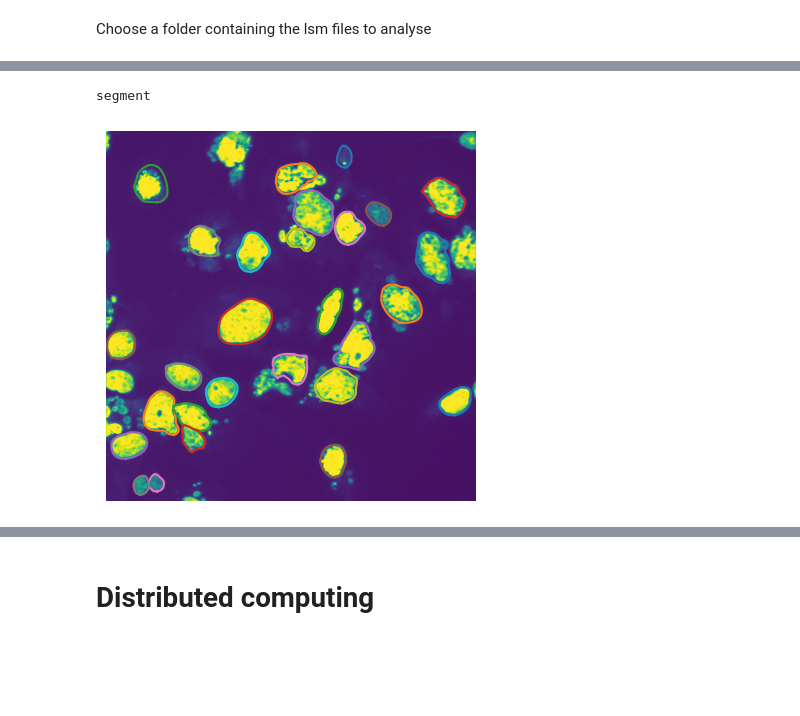
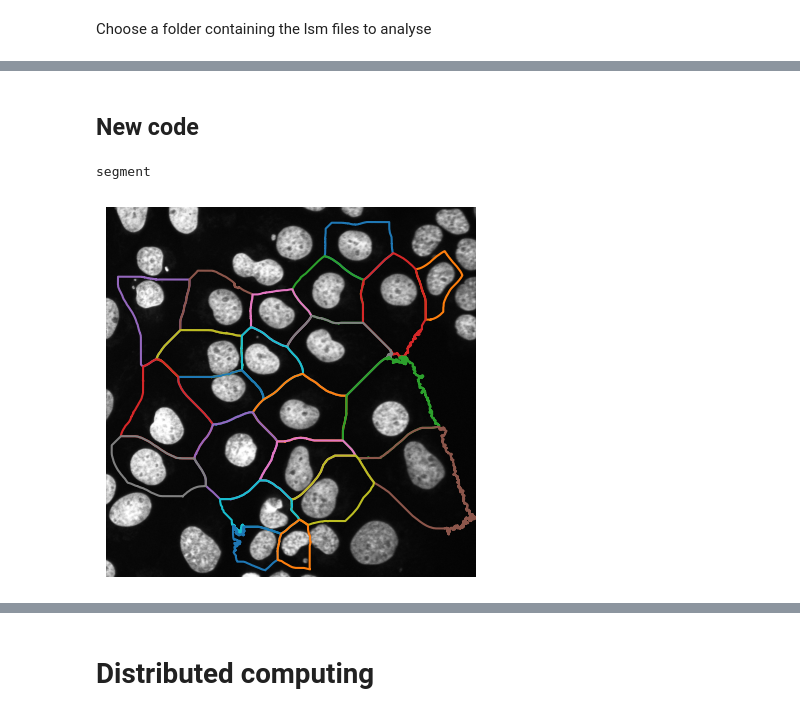
Before and after one commit to jboulanger/sganalysis, a Jupyter notebook: Untitled-2.ipynb, the cells around one changed output, grey strips where cells are left out. Saved outputs shown, nothing was run; the diff lists cells and outputs as text; code cells hidden in the pictures; blank space fills up the shorter version.

```diff
--- a/Untitled-2.ipynb
+++ b/Untitled-2.ipynb
@@ -134,27 +138,31 @@ ModuleNotFoundError: No module named 'ipyfilechooser'
+# %% [markdown]
+## New code
 # %%
 from pathlib import Path
+import pandas as pd
+import tifffile
 #folder = Path(fc.value)
 folder = Path('/media/cephfs2/userdata/Bullock_group/Lucas/EXP.M20230114/')
 #folder = Path('C:/Users/jerome/Downloads')
 channels = {'nuclei':0,'cells':1,'label1':0,'label2':2}
 filelist = pd.DataFrame({'Filename' : [str(x) for x in folder.glob('*.lsm')]})
-filename = filelist['Filename'][1]
+filename = filelist['Filename'][0]
 filename
 imglist = tifffile.imread(filename)
 img = imglist[0]
 # %%
-
-import tifffile
 from cellpose import models, core
 from skimage.measure import regionprops
 from skimage.measure import find_contours
-from skimage import morphology
 import numpy as np
-from pathlib import Path
-import pandas as pd
 import matplotlib.pyplot as plt
 
 def segment_cells(img,type=0):
+    """
+    Parameters:
+    img : image with s
+    type : 0 segment nuclei and watershed, 1: cellpose
+    """
     print('segment')
     from scipy.ndimage import distance_transform_edt, median_filter,label
     from skimage.segmentation import watershed
@@ -174,36 +182,36 @@ def segment_cells(img,type=0):
         mask = mask > mask[mask < np.quantile(mask, 0.1)].mean()
         clabels = watershed(-dist, nlabels, mask=mask)
     else :
         model = models.Cellpose(gpu=core.use_gpu(), model_type='cyto2')
         clabels = model.eval(
                 img,
                 channel_axis = 0,
-                channels = [1,4],
+                channels = [2,4],
                 diameter = 250,
                 flow_threshold = 0.4,
-                cellprob_threshold = 0.1, # default is 0
+                cellprob_threshold = -1, # default is 0
                 min_size = 100000 # filter out smaller cells
             )[0]
     props = regionprops(clabels)
     props = [x for x in props if does_not_touch_image_border(x, img.shape[1:3])]
     #props = [x for x in props if x.area > 10000]
     return props
 
 def visualize(img, rois, s=None):
     from matplotlib.patches import Circle
     #plt.imshow(img[[2,1,0]].swapaxes(0,-1))
-    plt.imshow(img[0])
+    plt.imshow(img[0],cmap='gray')
     for k,r in enumerate(rois):
         c = find_contours(np.pad(r.image,1) > 0, 0.5)
         plt.plot(c[0][:,1] + r.bbox[1], c[0][:,0] + r.bbox[0])
         if s is not None:
-            c=plt.Circle((r.centroid[0], r.centroid[1]), s[k], fill=False)
+            c = plt.Circle((r.centroid[0], r.centroid[1]), s[k], fill=False)
             plt.gca().add_patch(c)
     plt.axis('off')
 
 
-roi = segment_cells(img,1)
+roi = segment_cells(img,0)
 visualize(img, roi)
 # %% [output]
 segment
-[figure, old version]
+[figure, new version]
```
Also changed, not shown: parts of 8 cells of this notebook, 4 other files.
